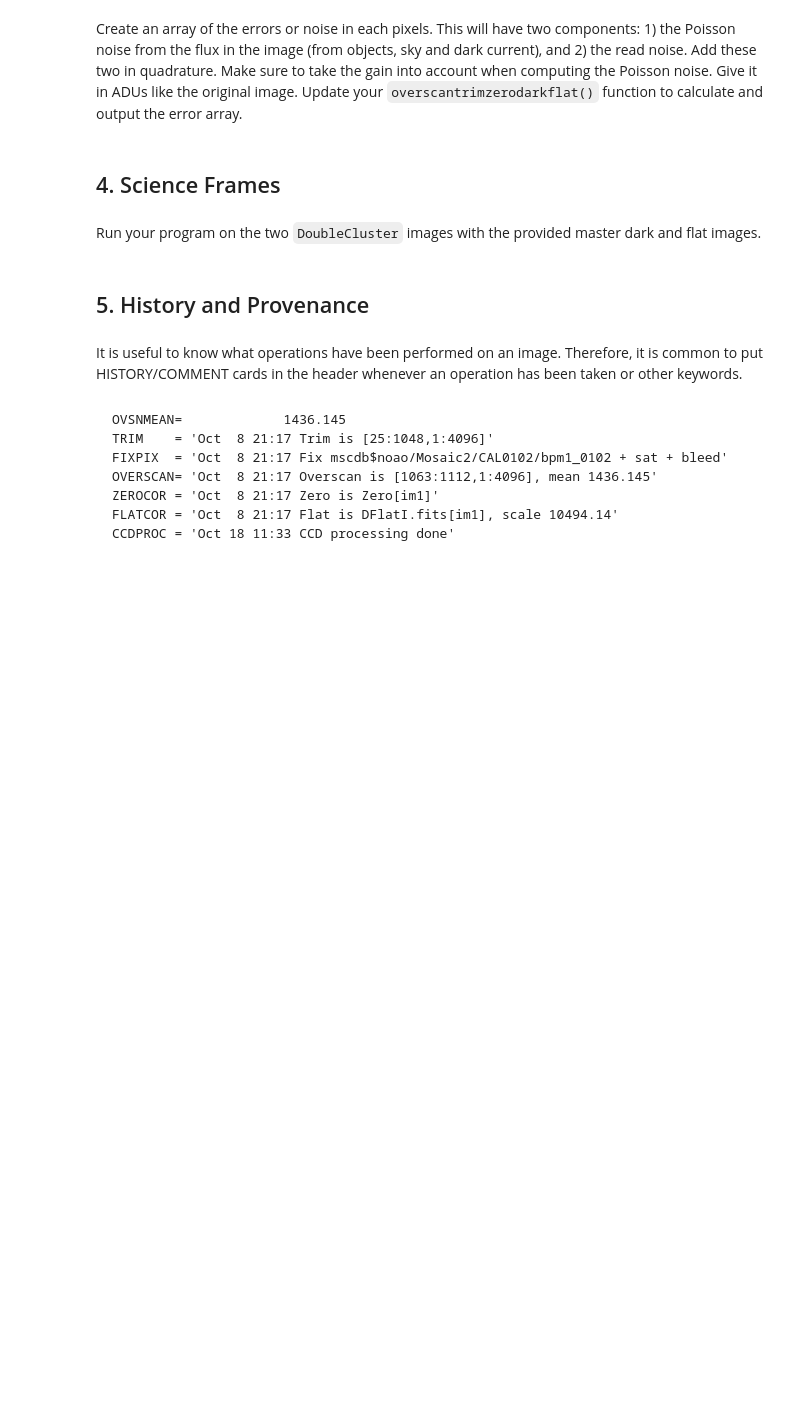
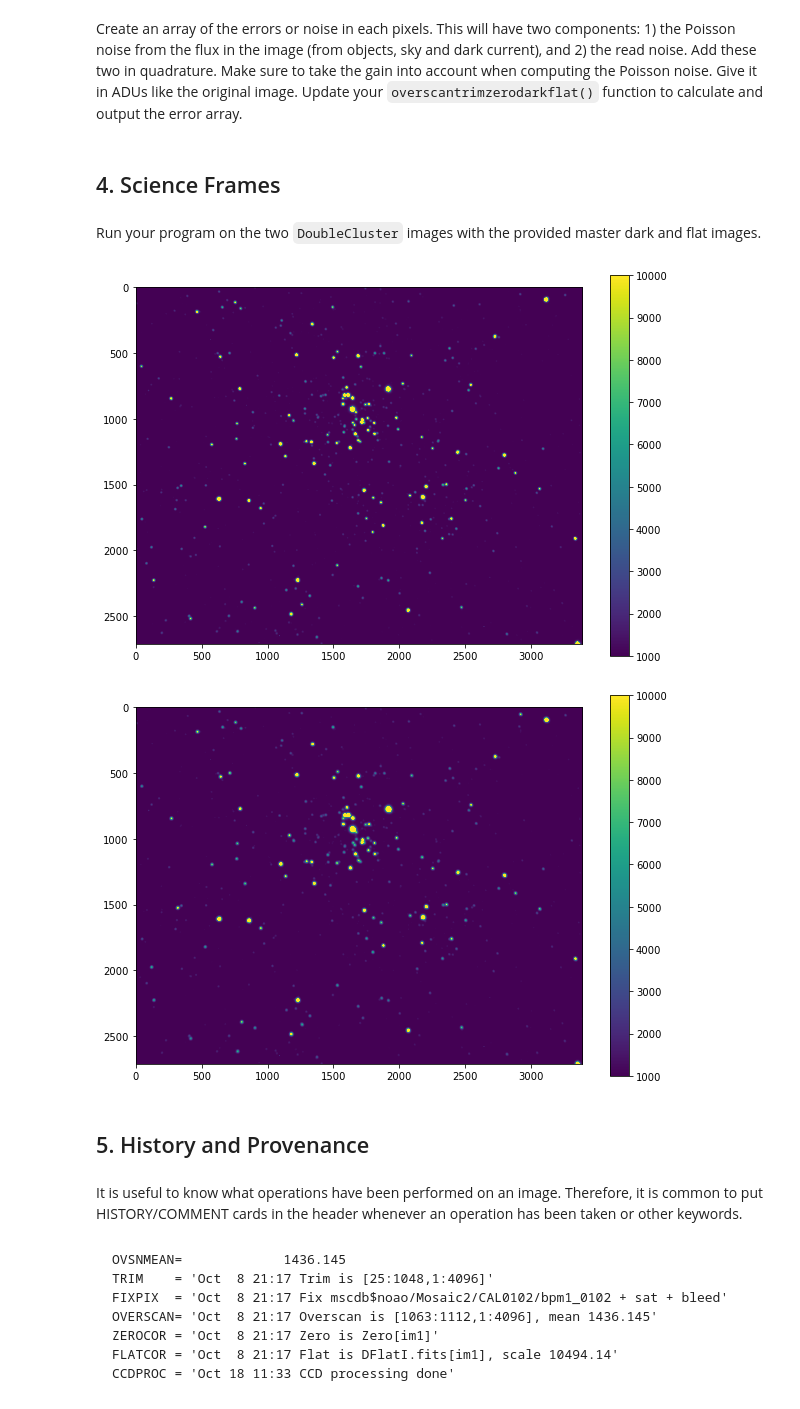
Before and after one commit to WillJardee/ObservationalAstro_PHSX491, a Jupyter notebook: homeworks/Homework6.ipynb, the cells around one changed output. Drawn from its saved outputs; the diff is of its cells as text; code cells hidden in the pictures; blank space fills up the shorter version.

```diff
--- a/homeworks/Homework6.ipynb
+++ b/homeworks/Homework6.ipynb
@@ -32,8 +37,8 @@ def ccdlist(input=None):
     if input is None: input='*.fits'
     files = glob(input)
     nfiles = len(files)
-    dt = np.dtype([('file',np.str,100),('naxis1',int),('naxis2',int),
-                      ('imagetyp',np.str,100),('exptime',float),('filter',np.str,100)])
+    dt = np.dtype([('file',str,100),('naxis1',int),('naxis2',int),
+                      ('imagetyp',str,100),('exptime',float),('filter',str,100)])
     cat = np.zeros(nfiles,dtype=dt)
     for i,f in enumerate(files):
         base = os.path.basename(f)
@@ -50,5 +55,5 @@ def ccdlist(input=None):
 # %% [markdown]
 ### Unzip the ``calibration_data.zip`` file and load the information using the ``ccdlist`` function.
 # %%
-out=ccdlist('MYDATADIR/*.fit')
+out=ccdlist('data/calibration_data/*.fit')
 # %% [output]
@@ -83,6 +206,28 @@ Create an array of the errors or noise in each pixels.  This will have two compo
 ## 4. Science Frames
 # %% [markdown]
 Run your program on the two ``DoubleCluster`` images with the provided master dark and flat images.
+# %%
+im, head = fits.getdata('data/calibration_data/DoubleCluster-0003B.fit',0,header=True)
+
+im_pros1, im_err1 = overscantrimzerodarkflat(im, head)
+
+plt.figure(figsize=(10,7))
+plt.imshow(im_pros1, vmin=1000, vmax=10000)
+plt.colorbar()
+plt.show()
+
+
+im, head = fits.getdata('data/calibration_data/DoubleCluster-0003R.fit',0,header=True)
+
+im_pros2, im_err2 = overscantrimzerodarkflat(im, head)
+
+plt.figure(figsize=(10,7))
+plt.imshow(im_pros2, vmin=1000, vmax=10000)
+plt.colorbar()
+plt.show()
+# %% [output]
+[figure, added]
+[figure, added]
 # %% [markdown]
 ## 5. History and Provenance
 # %% [markdown]
```
Also changed, not shown: parts of 9 cells of this notebook.
